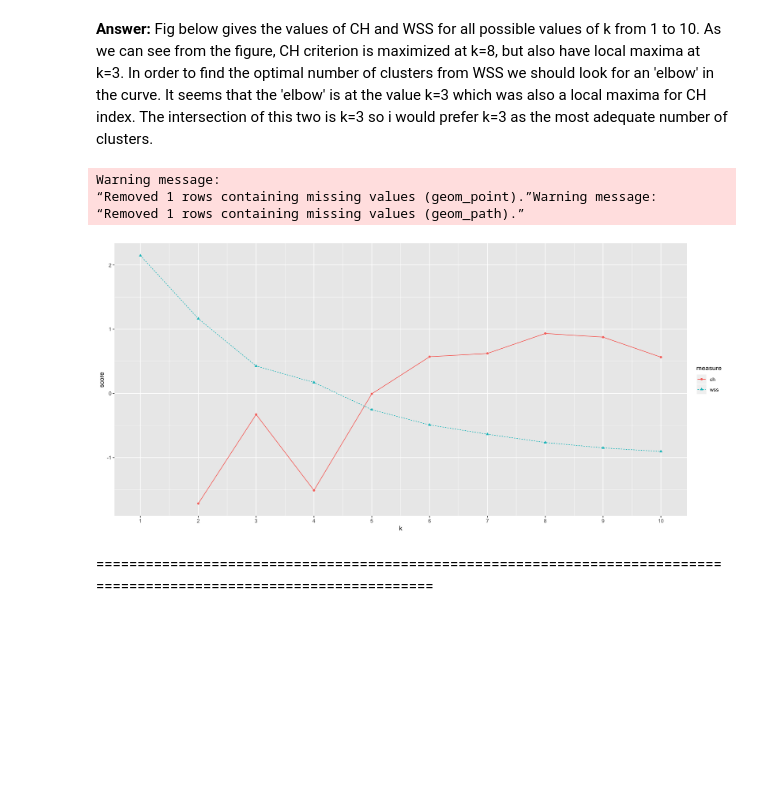
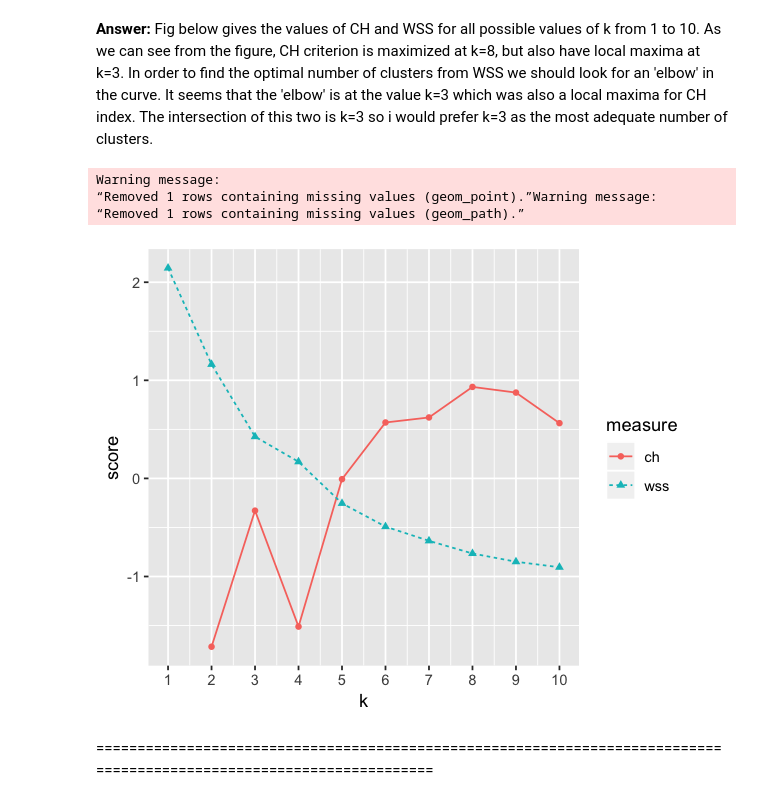
Before and after one commit to eazizaj/Data-Science-and-Machine-Learning, a Jupyter notebook: HW2/Homework2_solution.ipynb, the cells around one changed output. Drawn from its saved outputs; the diff is of its cells as text; code cells hidden in the pictures; blank space fills up the shorter version.

```diff
--- a/HW2/Homework2_solution.ipynb
+++ b/HW2/Homework2_solution.ipynb
@@ -222,37 +224,36 @@ ch_criterion <- function(dmatrix, kmax, method="kmeans") {
     }else { # hclust
       d <- dist(dmatrix, method="euclidean")
       pfit <- hclust(d, method="ward.D")
       labels <- cutree(pfit, k=k)
       wss[k] <- wss.total(dmatrix, labels)
     }
   }
 
   bss <- totss - wss
   crit.num <- bss/(0:(kmax-1))
   crit.denom <- wss/(npts - 1:kmax)
   list(crit = crit.num/crit.denom, wss = wss, totss = totss)
 }
 
 #Calculate both criteria for 1–10 clusters.
 clustcrit <- ch_criterion(crime_matrix, 10, method="hclust")
 critframe <- data.frame(k=1:10, ch=scale(clustcrit$crit),
                         wss=scale(clustcrit$wss))
 critframe <- melt(critframe, id.vars=c("k"),
                   variable.name="measure",
                   value.name="score")
 
-
 ggplot(critframe, aes(x=k, y=score, color=measure)) +
   geom_point(aes(shape=measure)) + geom_line(aes(linetype=measure)) +
   scale_x_continuous(breaks=1:10, labels=1:10)
 
-#lets reset the plot width and height to width=7 and heigh=7
-options(repr.plot.width=7, repr.plot.height=4)
+#lets reset the plot width and height to width=5 and heigh=4
+options(repr.plot.width=5, repr.plot.height=4)
 # %% [output]
 Warning message:
 “Removed 1 rows containing missing values (geom_point).”Warning message:
 “Removed 1 rows containing missing values (geom_path).”
-[figure, old version]
+[figure, new version]
 # %% [markdown]
 =====================================================================================================================
 # %% [markdown]
```
Also changed, not shown: parts of 9 cells of this notebook.
